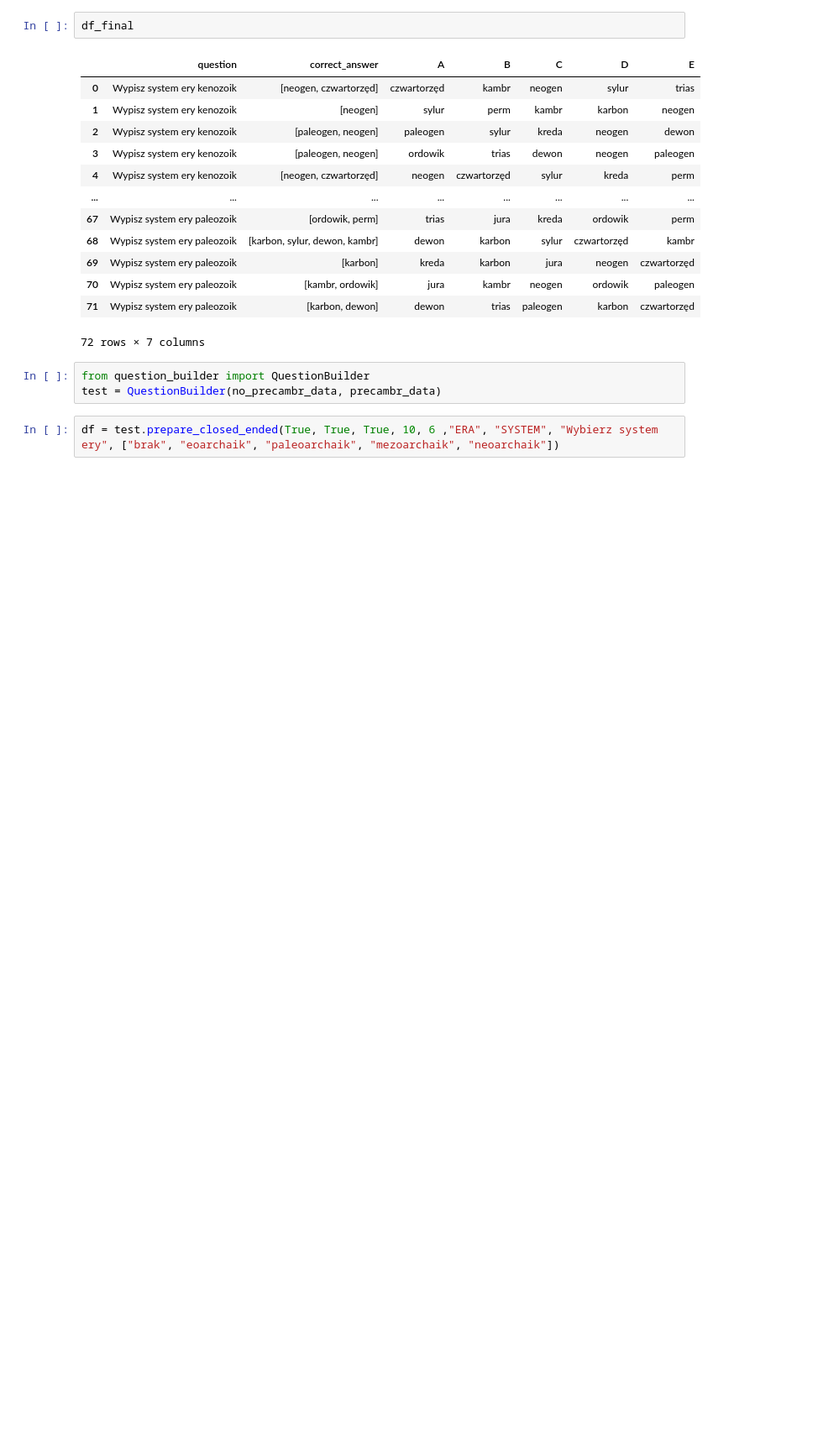
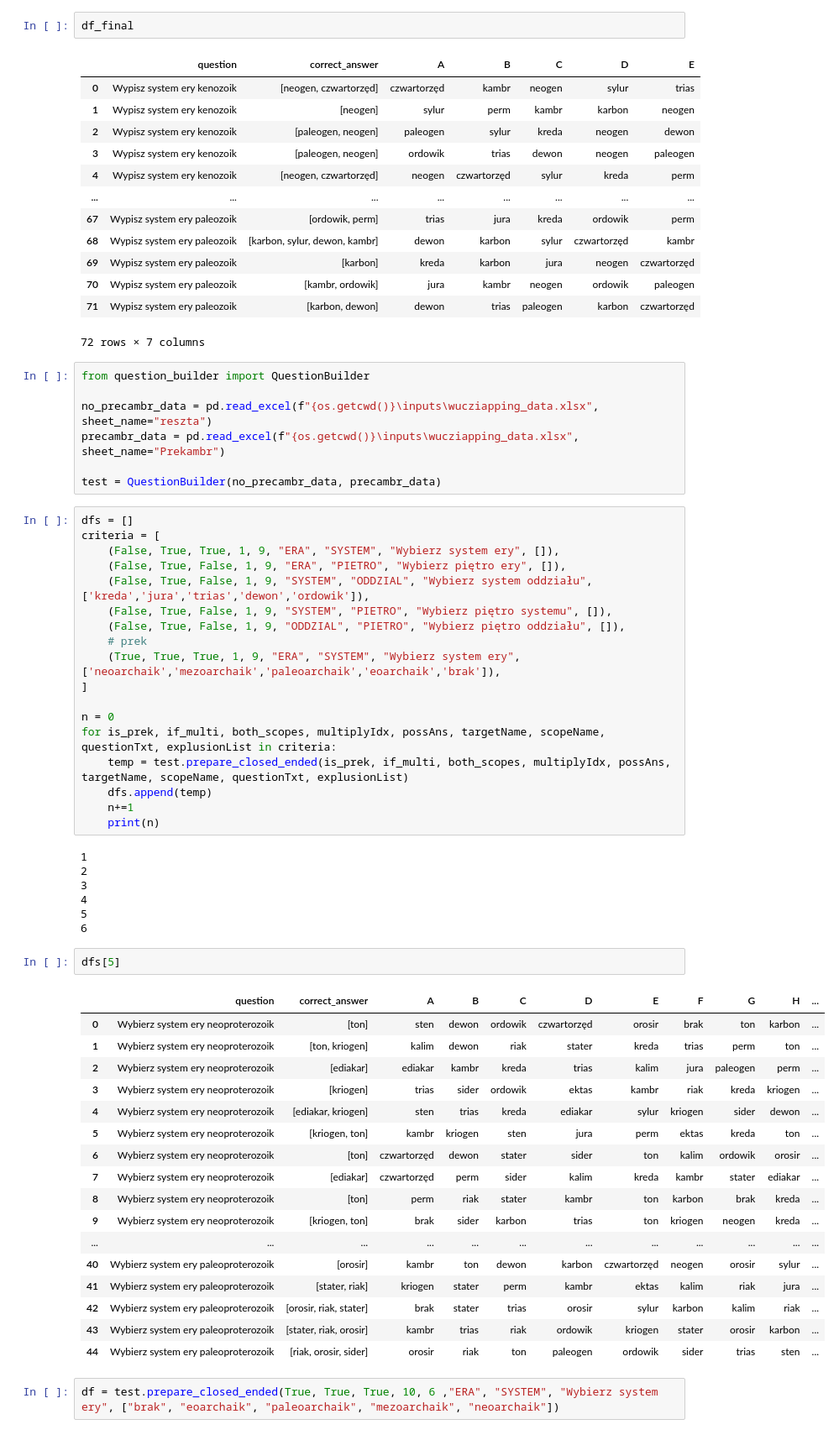
Before and after one commit to wiktorpiela/wucziapping, a Jupyter notebook: backend/question_builder/testing.ipynb, the cells around one changed output. Shown: that part at 84% size. Saved outputs shown, nothing was run; the diff lists cells and outputs as text; blank space fills up the shorter version.

Commit message:
testing prepare_closed_ended method - working

```diff
--- a/backend/question_builder/testing.ipynb
+++ b/backend/question_builder/testing.ipynb
@@ -142,8 +142,57 @@ df_final
 | 70 | Wypisz system ery paleozoik | [kambr, ordowik] | jura | kambr | neogen | ordowik | paleogen |
 | 71 | Wypisz system ery paleozoik | [karbon, dewon] | dewon | trias | paleogen | karbon | czwartorzęd |
 72 rows × 7 columns
-# %%
-from question_builder import QuestionBuilder
-test = QuestionBuilder(no_precambr_data, precambr_data)
+# %%
+from question_builder import QuestionBuilder
+
+no_precambr_data = pd.read_excel(f"{os.getcwd()}\inputs\wucziapping_data.xlsx", sheet_name="reszta")
+precambr_data = pd.read_excel(f"{os.getcwd()}\inputs\wucziapping_data.xlsx", sheet_name="Prekambr")
+
+test = QuestionBuilder(no_precambr_data, precambr_data)
+# %%
+dfs = []
+criteria = [
+    (False, True, True, 1, 9, "ERA", "SYSTEM", "Wybierz system ery", []),
+    (False, True, False, 1, 9, "ERA", "PIETRO", "Wybierz piętro ery", []),
+    (False, True, False, 1, 9, "SYSTEM", "ODDZIAL", "Wybierz system oddziału", ['kreda','jura','trias','dewon','ordowik']),
+    (False, True, False, 1, 9, "SYSTEM", "PIETRO", "Wybierz piętro systemu", []),
+    (False, True, False, 1, 9, "ODDZIAL", "PIETRO", "Wybierz piętro oddziału", []),
+    # prek
+    (True, True, True, 1, 9, "ERA", "SYSTEM", "Wybierz system ery", ['neoarchaik','mezoarchaik','paleoarchaik','eoarchaik','brak']),
+]
+
+n = 0
+for is_prek, if_multi, both_scopes, multiplyIdx, possAns, targetName, scopeName, questionTxt, explusionList in criteria:
+    temp = test.prepare_closed_ended(is_prek, if_multi, both_scopes, multiplyIdx, possAns, targetName, scopeName, questionTxt, explusionList)
+    dfs.append(temp)
+    n+=1
+    print(n)
+# %% [output]
+1
+2
+3
+4
+5
+6
+# %%
+dfs[5]
+# %% [output]
+|  | question | correct_answer | A | B | C | D | E | F | G | H | ... |
+| 0 | Wybierz system ery neoproterozoik | [ton] | sten | dewon | ordowik | czwartorzęd | orosir | brak | ton | karbon | ... |
+| 1 | Wybierz system ery neoproterozoik | [ton, kriogen] | kalim | dewon | riak | stater | kreda | trias | perm | ton | ... |
+| 2 | Wybierz system ery neoproterozoik | [ediakar] | ediakar | kambr | kreda | trias | kalim | jura | paleogen | perm | ... |
+| 3 | Wybierz system ery neoproterozoik | [kriogen] | trias | sider | ordowik | ektas | kambr | riak | kreda | kriogen | ... |
+| 4 | Wybierz system ery neoproterozoik | [ediakar, kriogen] | sten | trias | kreda | ediakar | sylur | kriogen | sider | dewon | ... |
+| 5 | Wybierz system ery neoproterozoik | [kriogen, ton] | kambr | kriogen | sten | jura | perm | ektas | kreda | ton | ... |
+| 6 | Wybierz system ery neoproterozoik | [ton] | czwartorzęd | dewon | stater | sider | ton | kalim | ordowik | orosir | ... |
+| 7 | Wybierz system ery neoproterozoik | [ediakar] | czwartorzęd | perm | sider | kalim | kreda | kambr | stater | ediakar | ... |
+| 8 | Wybierz system ery neoproterozoik | [ton] | perm | riak | stater | kambr | ton | karbon | brak | kreda | ... |
+| 9 | Wybierz system ery neoproterozoik | [kriogen, ton] | brak | sider | karbon | trias | ton | kriogen | neogen | kreda | ... |
+| ... | ... | ... | ... | ... | ... | ... | ... | ... | ... | ... | ... |
+| 40 | Wybierz system ery paleoproterozoik | [orosir] | kambr | ton | dewon | karbon | czwartorzęd | neogen | orosir | sylur | ... |
+| 41 | Wybierz system ery paleoproterozoik | [stater, riak] | kriogen | stater | perm | kambr | ektas | kalim | riak | jura | ... |
+| 42 | Wybierz system ery paleoproterozoik | [orosir, riak, stater] | brak | stater | trias | orosir | sylur | karbon | kalim | riak | ... |
+| 43 | Wybierz system ery paleoproterozoik | [stater, riak, orosir] | kambr | trias | riak | ordowik | kriogen | stater | orosir | karbon | ... |
+| 44 | Wybierz system ery paleoproterozoik | [riak, orosir, sider] | orosir | riak | ton | paleogen | ordowik | sider | trias | sten | ... |
 # %%
 df = test.prepare_closed_ended(True, True, True, 10, 6 ,"ERA", "SYSTEM", "Wybierz system ery", ["brak", "eoarchaik", "paleoarchaik", "mezoarchaik", "neoarchaik"])
```
Also changed, not shown: parts of 2 cells of this notebook.
